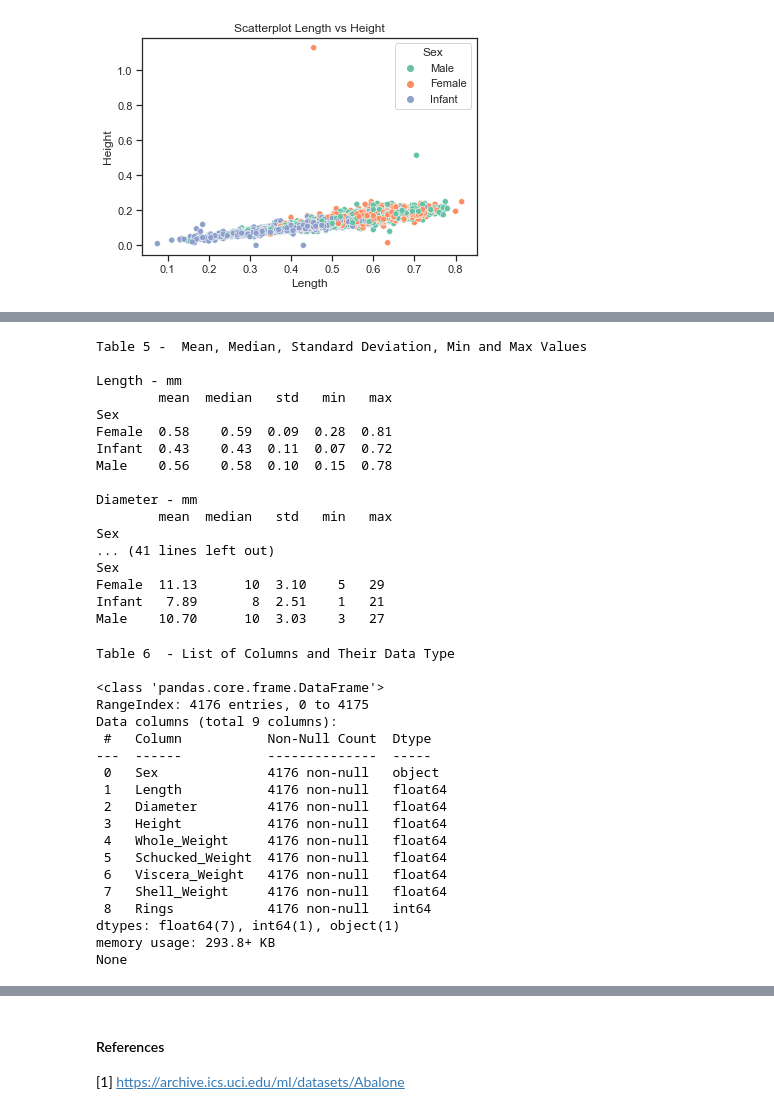
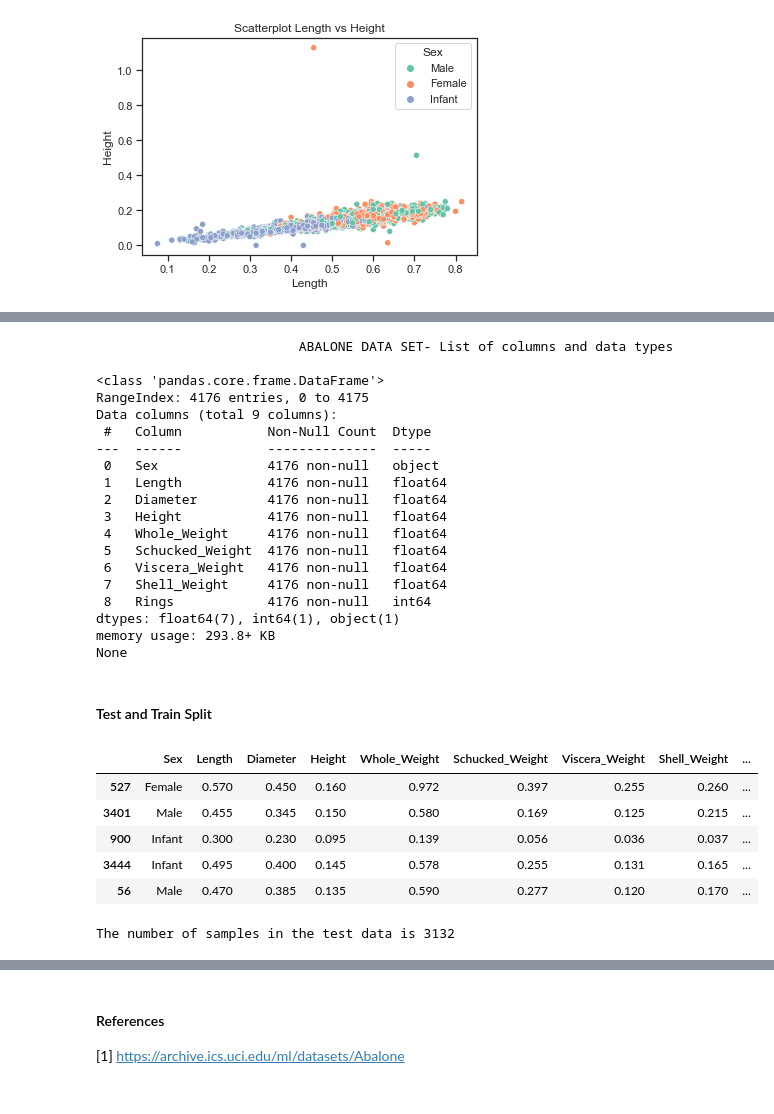
Before and after one commit to Fiona-600/Machine-Learning-and-Statistics-Project, a Jupyter notebook: scikit-learn.ipynb, the cells around one changed output, grey strips where cells are left out. Cells and saved outputs as stored; diff of their text form; code cells hidden in the pictures.

```diff
--- a/scikit-learn.ipynb
+++ b/scikit-learn.ipynb
@@ -185,67 +217,10 @@ plt.show()
-# %%
-# Use 3 decimal places in output display
-pd.set_option("display.precision", 2)
-
-# Don't wrap repr(DataFrame) across additional lines
-pd.set_option("display.expand_frame_repr", True)
-
-# Set max rows displayed in output to 25
-#pd.set_option("display.max_rows", 25)
-
-print ("Table 5 -  Mean, Median, Standard Deviation, Min and Max Values")
-print ("")
-print ("Length - mm")
-print (abalone_df.groupby(['Sex']).agg(['mean', 'median' , 'std', 'min', 'max']).Length)
-print ("")
-print ("Diameter - mm")
-print (abalone_df.groupby(['Sex']).agg(['mean', 'median' , 'std', 'min', 'max']).Diameter)
-print ("")
-print ("Height - mm")
-print (abalone_df.groupby(['Sex']).agg(['mean', 'median' , 'std', 'min', 'max']).Height)
-print ("")
-pd.set_option("display.precision", 3)
-print ("Whole Weight - grams")
-print (abalone_df.groupby(['Sex']).agg(['mean', 'median' , 'std', 'min', 'max']).Whole_Weight)
-print ("")
-print ("Schucked Weight - grams")
-print (abalone_df.groupby(['Sex']).agg(['mean', 'median' , 'std', 'min', 'max']).Schucked_Weight)
-print ("")
-pd.set_option("display.precision", 4)
-print ("Visceral Weight - grams")
-print (abalone_df.groupby(['Sex']).agg(['mean', 'median' , 'std', 'min', 'max']).Viscera_Weight)
-print ("")
-pd.set_option("display.precision", 3)
-print ("Shell Weight - grams")
-print (abalone_df.groupby(['Sex']).agg(['mean', 'median' , 'std', 'min', 'max']).Shell_Weight)
-print ("")
-pd.set_option("display.precision", 2)
-print ("Age - Number of Rings")
-print (abalone_df.groupby(['Sex']).agg(['mean', 'median' , 'std', 'min', 'max']).Rings)
-# %% [output]
-Table 5 -  Mean, Median, Standard Deviation, Min and Max Values
-
-Length - mm
-        mean  median   std   min   max
-Sex
-Female  0.58    0.59  0.09  0.28  0.81
-Infant  0.43    0.43  0.11  0.07  0.72
-Male    0.56    0.58  0.10  0.15  0.78
-
-Diameter - mm
-        mean  median   std   min   max
-Sex
-... (41 lines left out)
-Sex
-Female  11.13      10  3.10    5   29
-Infant   7.89       8  2.51    1   21
-Male    10.70      10  3.03    3   27
 # %%
-print ("Table 6  - List of Columns and Their Data Type")
+print ("ABALONE DATA SET- List of columns and data types".center(100))
 print ("")
 print (abalone_df.info())
 print ("")
 # %% [output]
-Table 6  - List of Columns and Their Data Type
+                          ABALONE DATA SET- List of columns and data types
 
 <class 'pandas.core.frame.DataFrame'>
 RangeIndex: 4176 entries, 0 to 4175
@@ -264,3 +239,5 @@ Data columns (total 9 columns):
 dtypes: float64(7), int64(1), object(1)
 memory usage: 293.8+ KB
 None
+# %% [markdown]
+#### Test and Train Split
@@ -266,0 +247,15 @@ None
+# %%
+# Show some training data.
+pd.set_option("display.precision", 3)
+train.head()
+# %% [output]
+|  | Sex | Length | Diameter | Height | Whole_Weight | Schucked_Weight | Viscera_Weight | Shell_Weight | ... |
+| 527 | Female | 0.570 | 0.450 | 0.160 | 0.972 | 0.397 | 0.255 | 0.260 | ... |
+| 3401 | Male | 0.455 | 0.345 | 0.150 | 0.580 | 0.169 | 0.125 | 0.215 | ... |
+| 900 | Infant | 0.300 | 0.230 | 0.095 | 0.139 | 0.056 | 0.036 | 0.037 | ... |
+| 3444 | Infant | 0.495 | 0.400 | 0.145 | 0.578 | 0.255 | 0.131 | 0.165 | ... |
+| 56 | Male | 0.470 | 0.385 | 0.135 | 0.590 | 0.277 | 0.120 | 0.170 | ... |
+# %%
+print("The number of samples in the test data is",train.index.size)
+# %% [output]
+The number of samples in the test data is 3132
```
Also changed, not shown: parts of 50 cells of this notebook.
